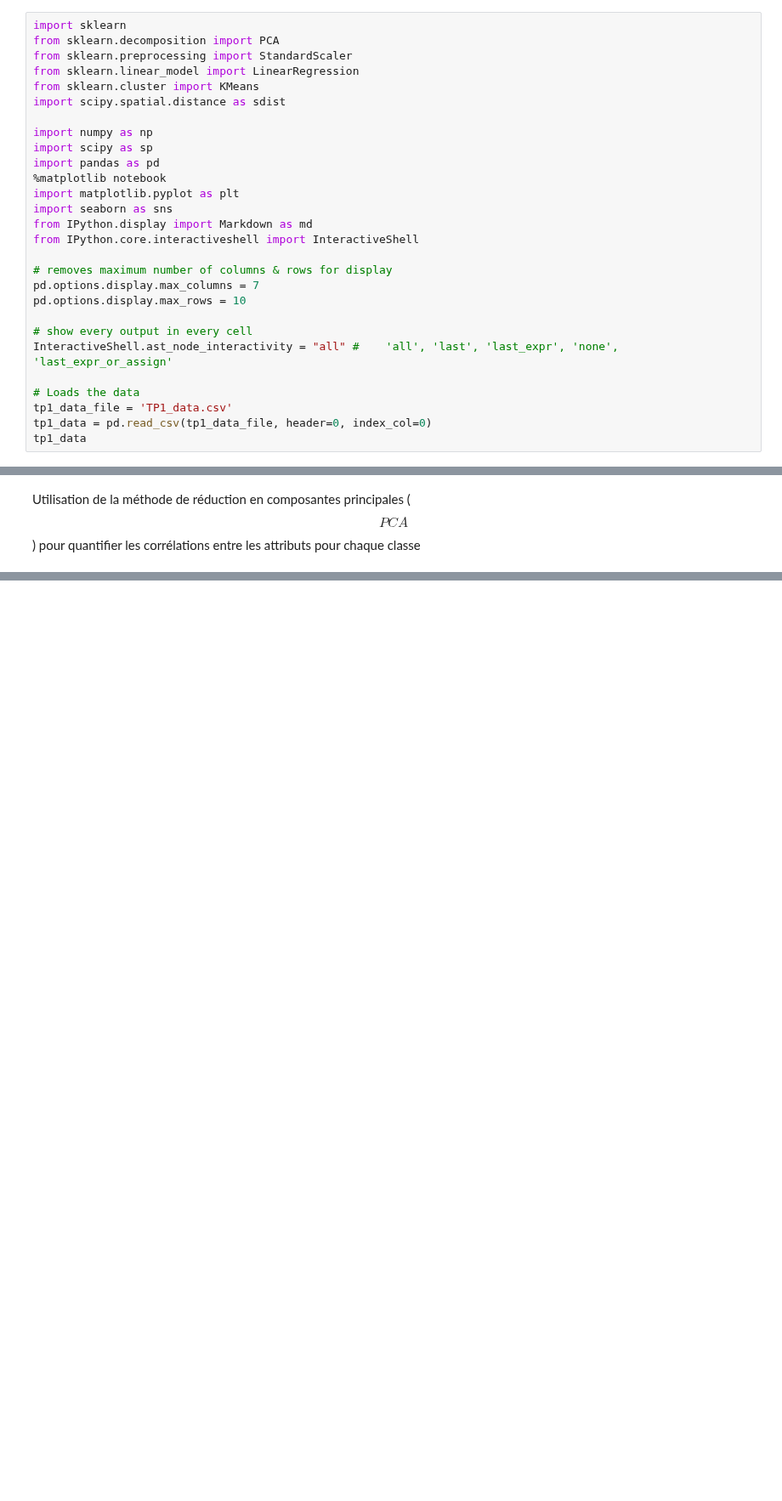
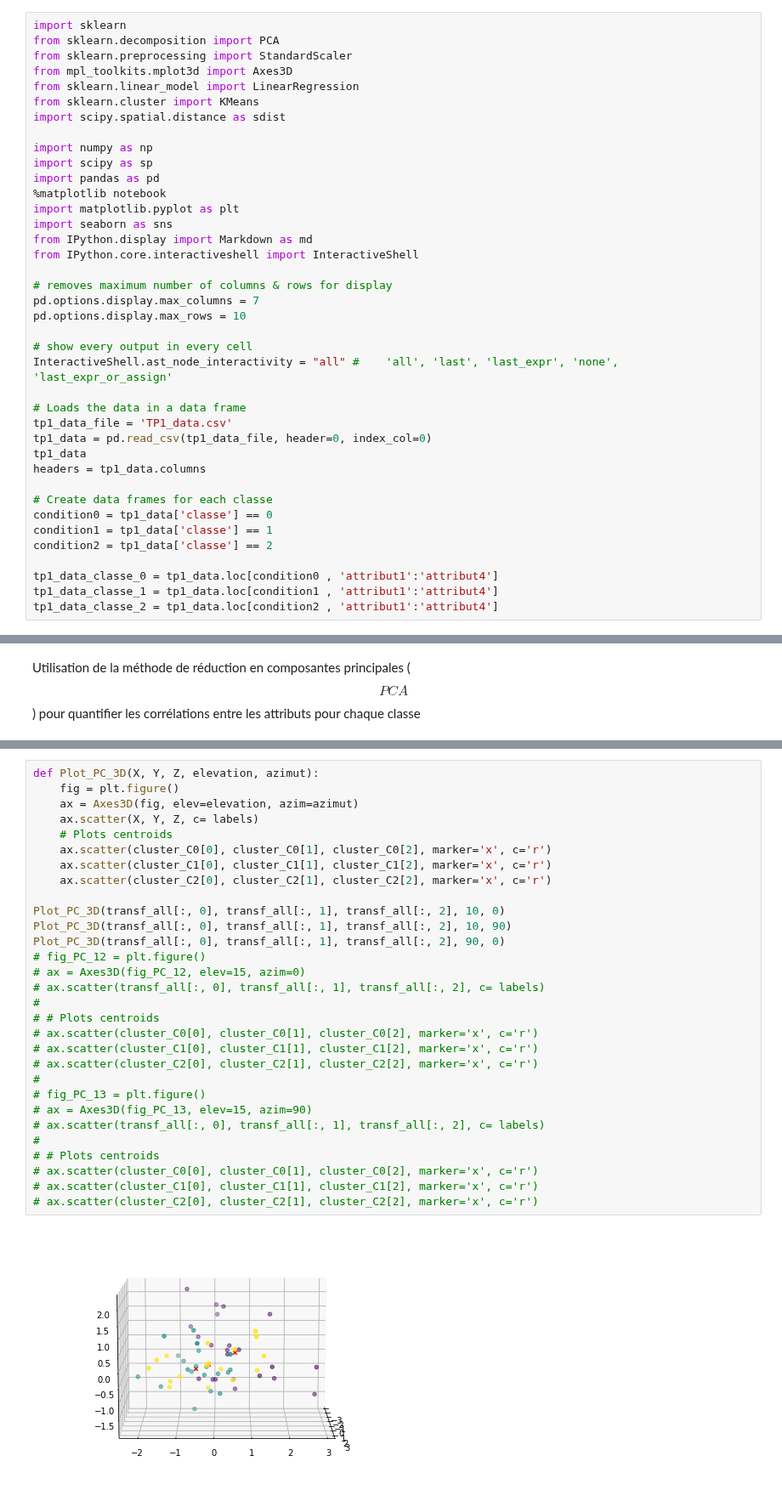
Before and after one commit to ggs22/IFT870-TP1, a Jupyter notebook: tp1.ipynb, the cells around one changed output, grey strips where cells are left out. Shown at 85% size. Drawn from its saved outputs; the diff is of its cells as text; blank space fills up the shorter version.

```diff
--- a/tp1.ipynb
+++ b/tp1.ipynb
@@ -6,6 +6,7 @@
 import sklearn
 from sklearn.decomposition import PCA
 from sklearn.preprocessing import StandardScaler
+from mpl_toolkits.mplot3d import Axes3D
 from sklearn.linear_model import LinearRegression
 from sklearn.cluster import KMeans
 import scipy.spatial.distance as sdist
@@ -26,10 +27,20 @@ pd.options.display.max_rows = 10
 # show every output in every cell
 InteractiveShell.ast_node_interactivity = "all" #    'all', 'last', 'last_expr', 'none', 'last_expr_or_assign'
 
-# Loads the data
+# Loads the data in a data frame
 tp1_data_file = 'TP1_data.csv'
 tp1_data = pd.read_csv(tp1_data_file, header=0, index_col=0)
 tp1_data
+headers = tp1_data.columns
+
+# Create data frames for each classe
+condition0 = tp1_data['classe'] == 0
+condition1 = tp1_data['classe'] == 1
+condition2 = tp1_data['classe'] == 2
+
+tp1_data_classe_0 = tp1_data.loc[condition0 , 'attribut1':'attribut4']
+tp1_data_classe_1 = tp1_data.loc[condition1 , 'attribut1':'attribut4']
+tp1_data_classe_2 = tp1_data.loc[condition2 , 'attribut1':'attribut4']
 # %% [output]
 |  | attribut1 | attribut2 | attribut3 | attribut4 | classe |
 | id1 | 38.0 | 33.0 | 10.0 | 19.0 | 0 |
@@ -284,0 +267,32 @@ dist_euc_C0 = sdist.euclidean()
+# %%
+def Plot_PC_3D(X, Y, Z, elevation, azimut):
+    fig = plt.figure()
+    ax = Axes3D(fig, elev=elevation, azim=azimut)
+    ax.scatter(X, Y, Z, c= labels)
+    # Plots centroids
+    ax.scatter(cluster_C0[0], cluster_C0[1], cluster_C0[2], marker='x', c='r')
+    ax.scatter(cluster_C1[0], cluster_C1[1], cluster_C1[2], marker='x', c='r')
+    ax.scatter(cluster_C2[0], cluster_C2[1], cluster_C2[2], marker='x', c='r')
+
+Plot_PC_3D(transf_all[:, 0], transf_all[:, 1], transf_all[:, 2], 10, 0)
+Plot_PC_3D(transf_all[:, 0], transf_all[:, 1], transf_all[:, 2], 10, 90)
+Plot_PC_3D(transf_all[:, 0], transf_all[:, 1], transf_all[:, 2], 90, 0)
+# fig_PC_12 = plt.figure()
+# ax = Axes3D(fig_PC_12, elev=15, azim=0)
+# ax.scatter(transf_all[:, 0], transf_all[:, 1], transf_all[:, 2], c= labels)
+#
+# # Plots centroids
+# ax.scatter(cluster_C0[0], cluster_C0[1], cluster_C0[2], marker='x', c='r')
+# ax.scatter(cluster_C1[0], cluster_C1[1], cluster_C1[2], marker='x', c='r')
+# ax.scatter(cluster_C2[0], cluster_C2[1], cluster_C2[2], marker='x', c='r')
+#
+# fig_PC_13 = plt.figure()
+# ax = Axes3D(fig_PC_13, elev=15, azim=90)
+# ax.scatter(transf_all[:, 0], transf_all[:, 1], transf_all[:, 2], c= labels)
+#
+# # Plots centroids
+# ax.scatter(cluster_C0[0], cluster_C0[1], cluster_C0[2], marker='x', c='r')
+# ax.scatter(cluster_C1[0], cluster_C1[1], cluster_C1[2], marker='x', c='r')
+# ax.scatter(cluster_C2[0], cluster_C2[1], cluster_C2[2], marker='x', c='r')
+# %% [output]
+[figure, added]
```
Also changed, not shown: parts of 7 cells of this notebook.
